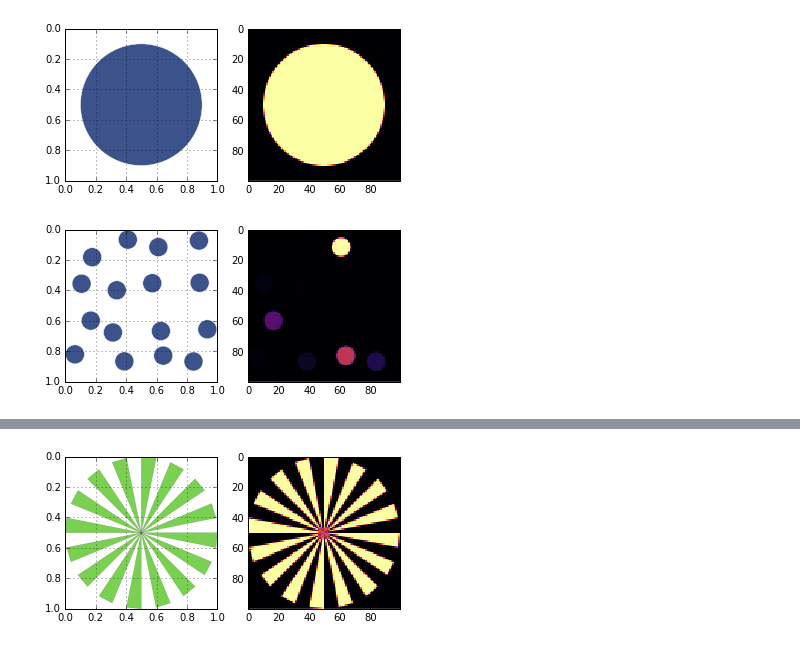
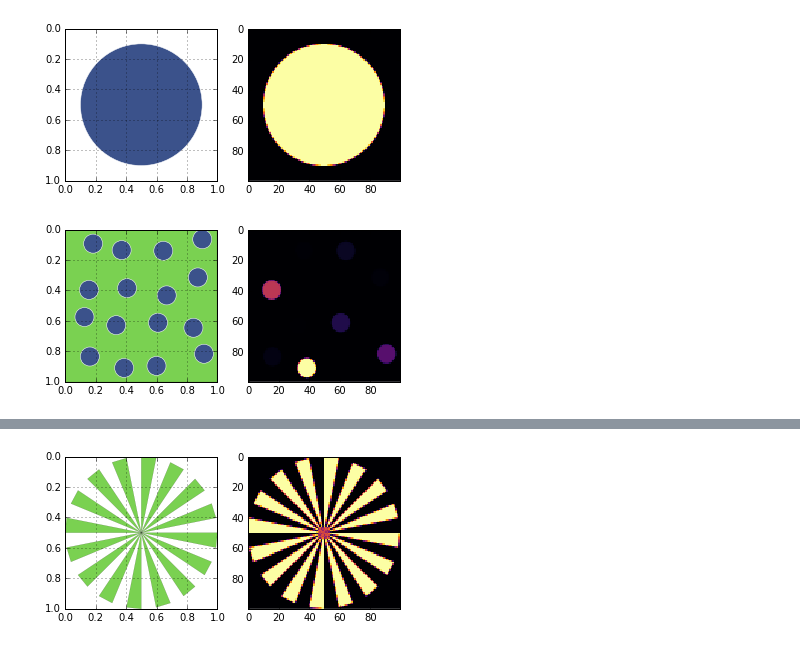
Before and after one commit to AdvancedPhotonSource/xdesign, a Jupyter notebook: docs/demos/StandardPatterns.ipynb, the cells around one changed output, grey strips where cells are left out. Saved outputs shown, nothing was run; the diff lists cells and outputs as text; code cells hidden in the pictures.

```diff
--- a/docs/demos/StandardPatterns.ipynb
+++ b/docs/demos/StandardPatterns.ipynb
@@ -41,15 +41,15 @@ plt.show()
 # %% [output]
 [figure]
 # %%
-d = DynamicRange(steps=16, jitter=True, shape='square')
+d = DynamicRange(steps=16, jitter=True)
 sidebyside(d)
 plt.savefig('DynamicRange_sidebyside.png', dpi='figure',
         orientation='landscape', papertype=None, format=None,
         transparent=True, bbox_inches='tight', pad_inches=0.0,
         frameon=False)
 plt.show()
 # %% [output]
-[figure, old version]
+[figure, new version]
 # %%
 l = DogaCircles(n_sizes=8, size_ratio=0.5, n_shuffles=0)
 l.rotate(np.pi/2, Point([0.5, 0.5]))
```
Also changed, not shown: parts of 3 cells of this notebook, 8 other files.
